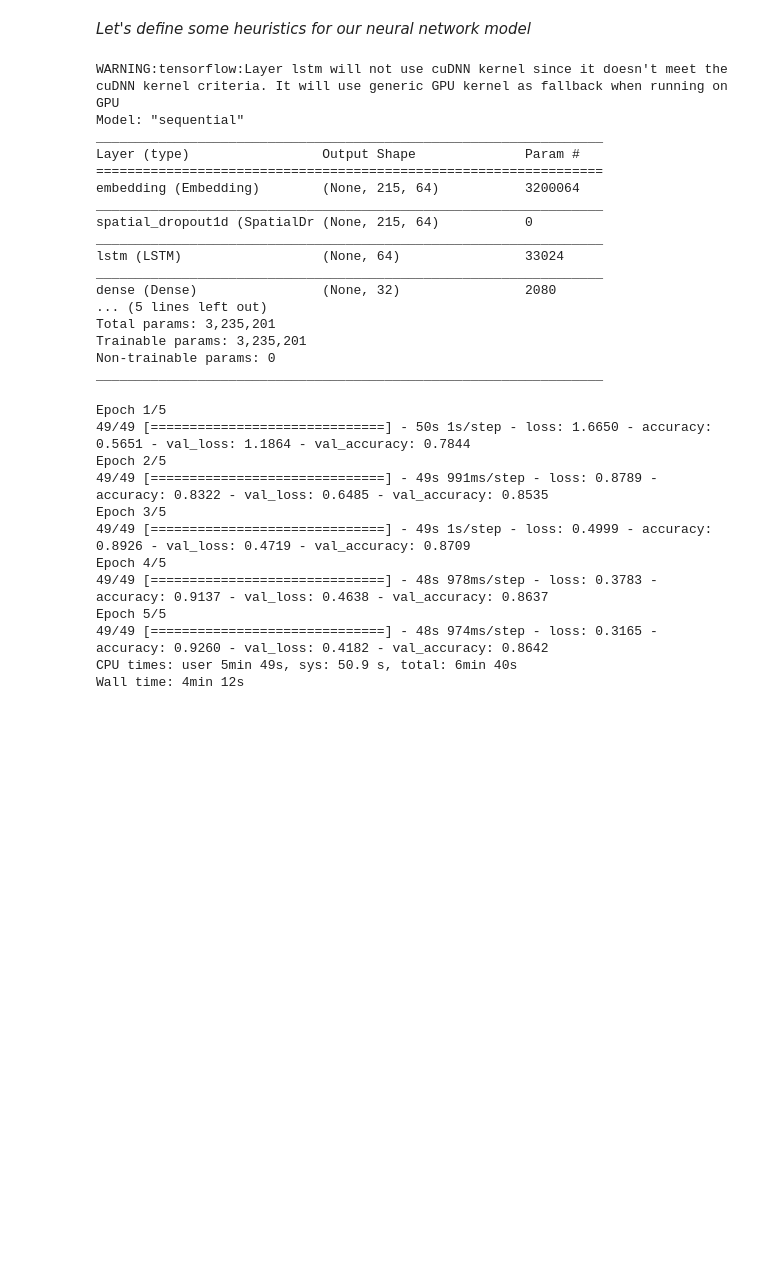
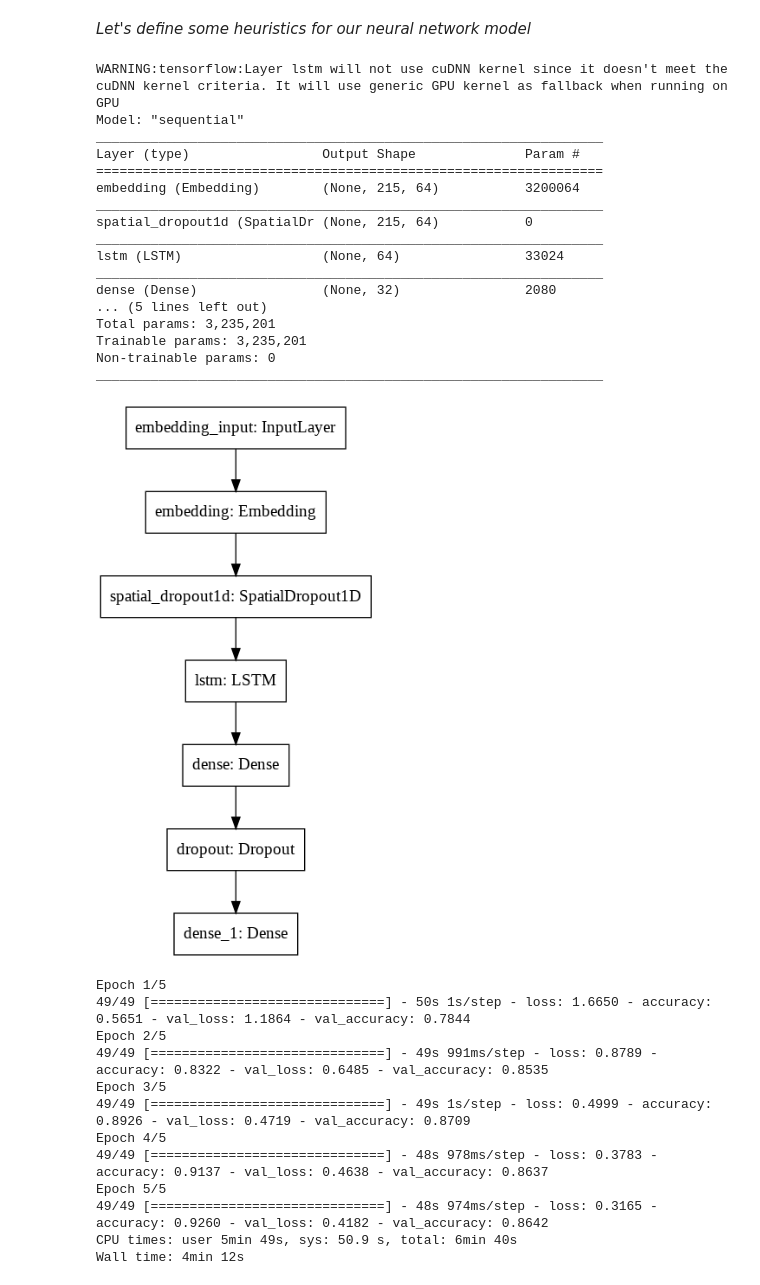
Before and after one commit to SaurabhChakravorty/Deep-Learning-Notes, a Jupyter notebook: NLP_2020/Day5/task/LSTM_Models_IMDB.ipynb, the cells around one changed output. Cells and saved outputs as stored; diff of their text form; code cells hidden in the pictures; blank space fills up the shorter version.

```diff
--- a/NLP_2020/Day5/task/LSTM_Models_IMDB.ipynb
+++ b/NLP_2020/Day5/task/LSTM_Models_IMDB.ipynb
@@ -102,7 +102,7 @@ def generate_lstm_features(df_train, df_test, max_features = 50000 , max_seq_len
 
     ### Feature mapping into tokens for train and test###
     # Fit into text to generate tokens
-    tokenizer.fit_on_texts(df_test['Text'].values)
+    tokenizer.fit_on_texts(df_train['Text'].values)
     # Generate tokens in sequences on each word of sent
     X_train = tokenizer.texts_to_sequences(df_train['Text'].values)
     # Generate labels into each expaded dimesnion
@@ -241,33 +243,35 @@ model.add(SpatialDropout1D(DROPOUT_RATE))
 model.add(LSTM(LSTM_CELL_SIZE,activation='tanh',kernel_regularizer=l1(0.001), recurrent_dropout=DROPOUT_RATE, dropout=DROPOUT_RATE ))
 
 # Dense layer added with dropout
 model.add(Dense(DENSE_LAYER,activation = 'tanh',kernel_regularizer=l1(0.001), bias_initializer='he_uniform'))
 model.add(Dropout(DROPOUT_RATE))
 
 # Prediction layer with 'sigmoid' activation for binary classification
 model.add(Dense(1,activation='sigmoid'))
 
 # Compliling using 'BCE'  with Adam and accuracy as metric
 model.compile(loss = 'binary_crossentropy', optimizer=Adam(lr=0.001), metrics = ['accuracy'])
 model.summary()
+plot_model(model)
 # %% [output]
 WARNING:tensorflow:Layer lstm will not use cuDNN kernel since it doesn't meet the cuDNN kernel criteria. It will use generic GPU kernel as fallback when running on GPU
 Model: "sequential"
 _________________________________________________________________
 Layer (type)                 Output Shape              Param #
 =================================================================
 embedding (Embedding)        (None, 215, 64)           3200064
 _________________________________________________________________
 spatial_dropout1d (SpatialDr (None, 215, 64)           0
 _________________________________________________________________
 lstm (LSTM)                  (None, 64)                33024
 _________________________________________________________________
 dense (Dense)                (None, 32)                2080
 ... (5 lines left out)
 Total params: 3,235,201
 Trainable params: 3,235,201
 Non-trainable params: 0
 _________________________________________________________________
+[figure, added]
 # %%
 %%time
 with tf.device('/gpu:0' and '/gpu:1'):
```
Also changed, not shown: parts of 13 cells of this notebook, 22 other files.
